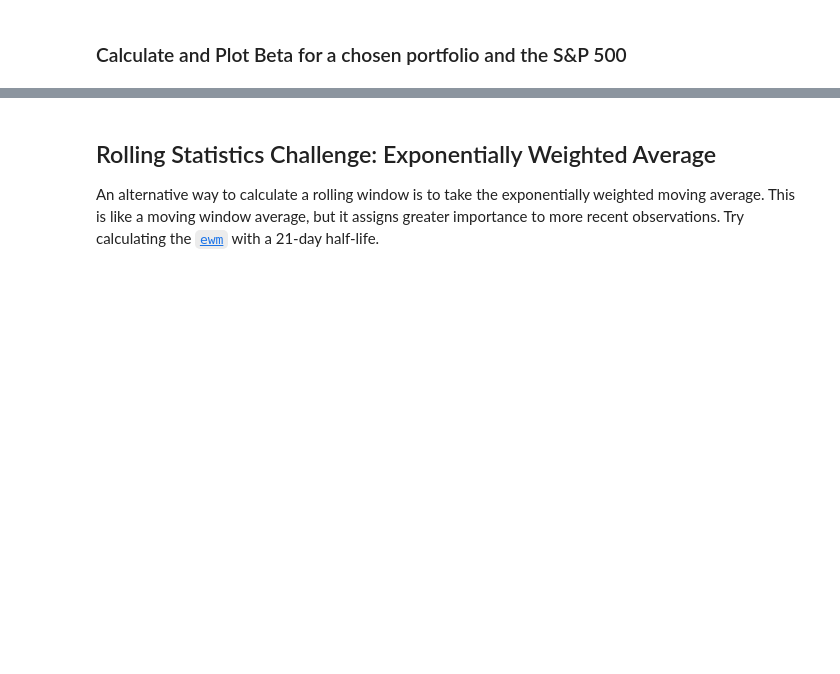
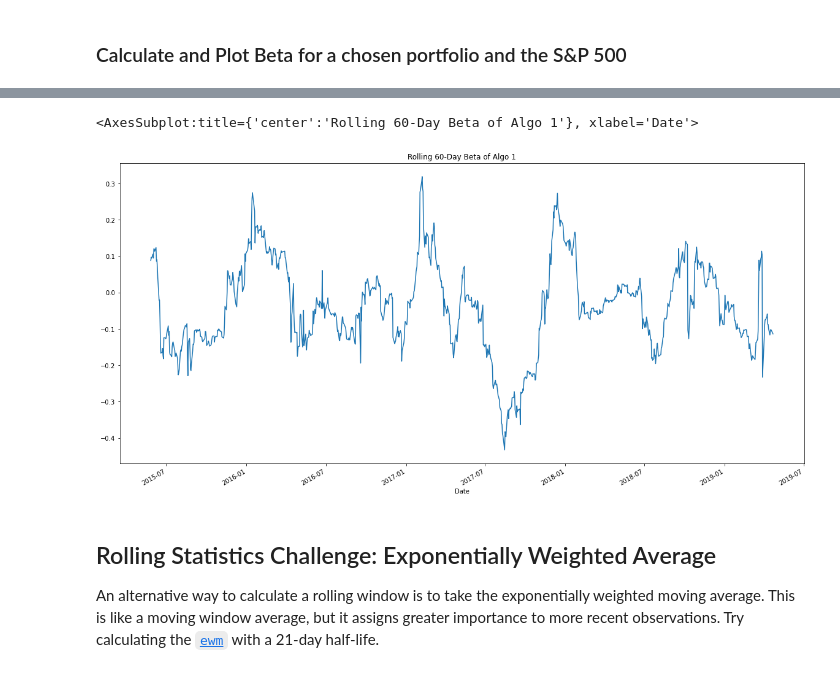
Before and after one commit to DanGodzich/algos_whales, a Jupyter notebook: whale_analysis.ipynb, the cells around one changed output, grey strips where cells are left out. Cells and saved outputs as stored; diff of their text form; code cells hidden in the pictures; blank space fills up the shorter version.

```diff
--- a/whale_analysis.ipynb
+++ b/whale_analysis.ipynb
@@ -321,3 +342,12 @@ Risk changes over time. Analyze the rolling statistics for Risk and Beta.
+# %%
+# Plot beta trend
+rolling_covariance = all_returns['Algo 1'].rolling(window=60).cov(all_returns['SP_500'])
+rolling_variance = all_returns['SP_500'].rolling(window=60).var()
+rolling_beta = rolling_covariance / rolling_variance
+rolling_beta.plot(figsize=(20, 10), title='Rolling 60-Day Beta of Algo 1')
+# %% [output]
+<AxesSubplot:title={'center':'Rolling 60-Day Beta of Algo 1'}, xlabel='Date'>
+[figure, added]
 # %% [markdown]
 ## Rolling Statistics Challenge: Exponentially Weighted Average
 
```
Also changed, not shown: parts of 9 cells of this notebook.
